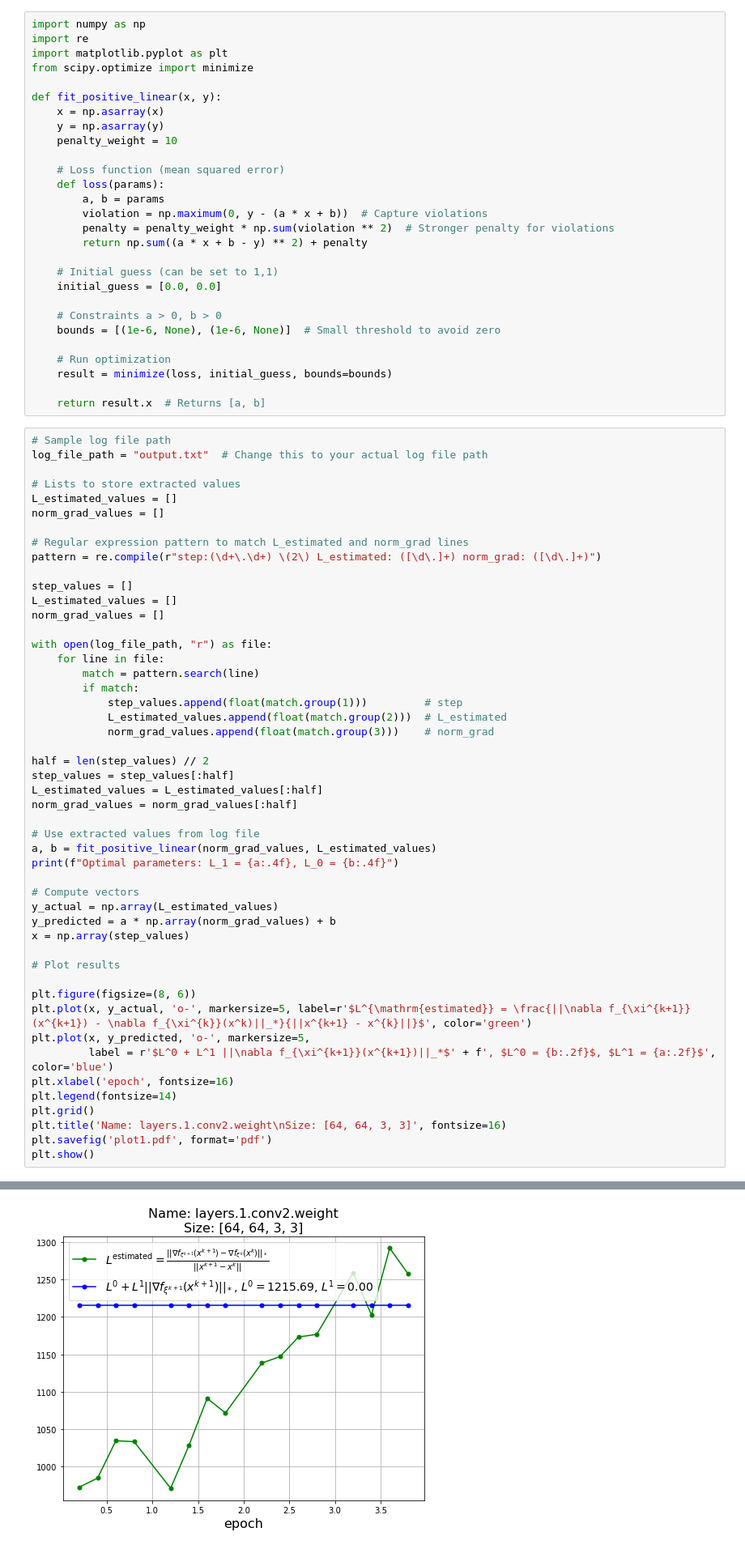
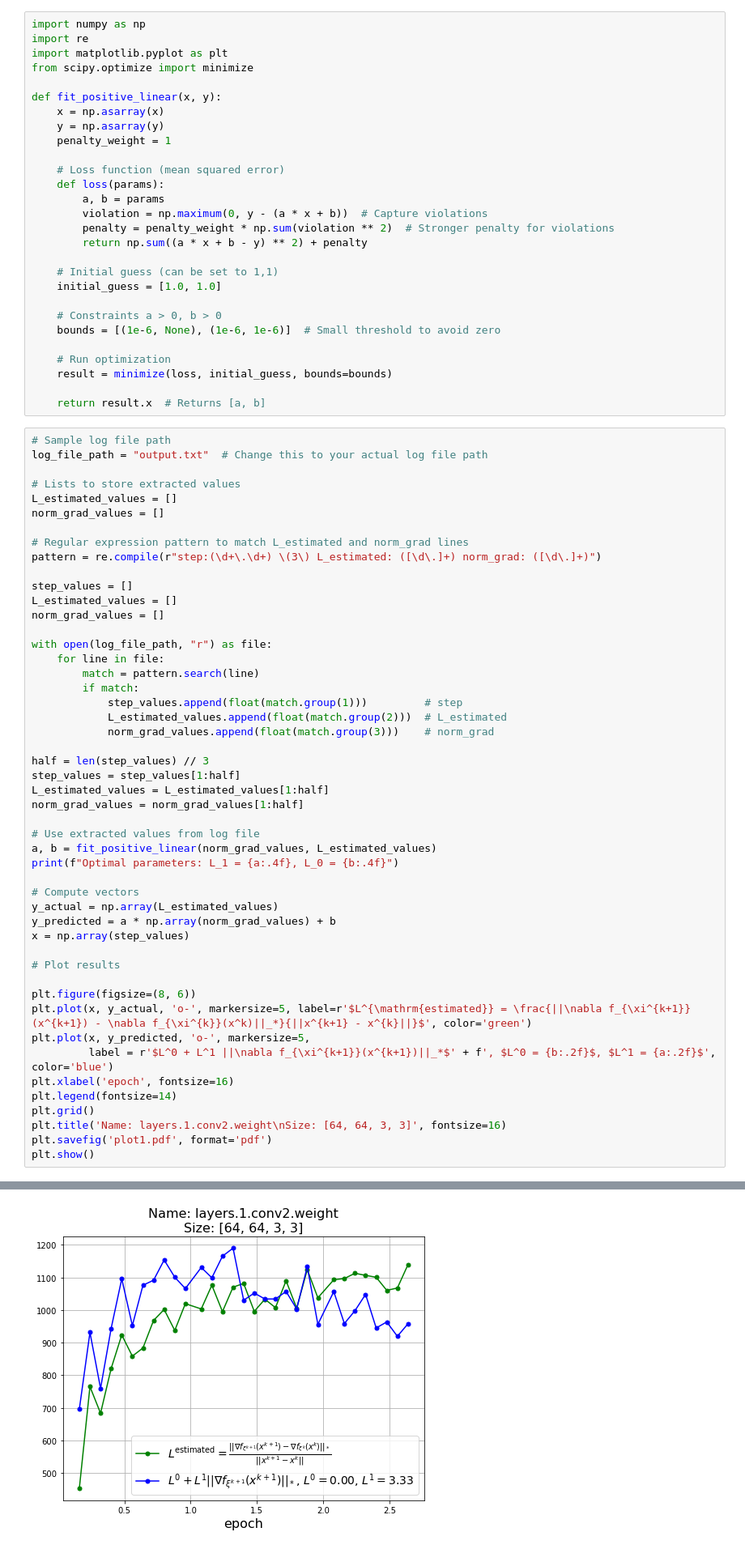
Before and after one commit to artem-riabinin/Experiments-estimating-smoothness-for-NanoGPT-and-CNN-on-CIFAR10, a Jupyter notebook: plots/L0L1-cnn/L0L1-cnn.ipynb, the cells around one changed output, grey strips where cells are left out. Shown: that part at 81% size. Cells and saved outputs as stored; diff of their text form.

```diff
--- a/plots/L0L1-cnn/L0L1-cnn.ipynb
+++ b/plots/L0L1-cnn/L0L1-cnn.ipynb
@@ -7,7 +7,7 @@ from scipy.optimize import minimize
 def fit_positive_linear(x, y):
     x = np.asarray(x)
     y = np.asarray(y)
-    penalty_weight = 10
+    penalty_weight = 1
 
     # Loss function (mean squared error)
     def loss(params):
@@ -17,10 +17,10 @@ def fit_positive_linear(x, y):
         return np.sum((a * x + b - y) ** 2) + penalty
 
     # Initial guess (can be set to 1,1)
-    initial_guess = [0.0, 0.0]
+    initial_guess = [1.0, 1.0]
 
     # Constraints a > 0, b > 0
-    bounds = [(1e-6, None), (1e-6, None)]  # Small threshold to avoid zero
+    bounds = [(1e-6, None), (1e-6, 1e-6)]  # Small threshold to avoid zero
 
     # Run optimization
     result = minimize(loss, initial_guess, bounds=bounds)
@@ -35,7 +35,7 @@ L_estimated_values = []
 norm_grad_values = []
 
 # Regular expression pattern to match L_estimated and norm_grad lines
-pattern = re.compile(r"step:(\d+\.\d+) \(2\) L_estimated: ([\d\.]+) norm_grad: ([\d\.]+)")
+pattern = re.compile(r"step:(\d+\.\d+) \(3\) L_estimated: ([\d\.]+) norm_grad: ([\d\.]+)")
 
 step_values = []
 L_estimated_values = []
@@ -49,10 +49,10 @@ with open(log_file_path, "r") as file:
             L_estimated_values.append(float(match.group(2)))  # L_estimated
             norm_grad_values.append(float(match.group(3)))    # norm_grad
 
-half = len(step_values) // 2
-step_values = step_values[:half]
-L_estimated_values = L_estimated_values[:half]
-norm_grad_values = norm_grad_values[:half]
+half = len(step_values) // 3
+step_values = step_values[1:half]
+L_estimated_values = L_estimated_values[1:half]
+norm_grad_values = norm_grad_values[1:half]
 
 # Use extracted values from log file
 a, b = fit_positive_linear(norm_grad_values, L_estimated_values)
@@ -80 +80 @@ Optimal parameters: L_1 = 0.0000, L_0 = 1215.6900
-[figure, old version]
+[figure, new version]
```
Also changed, not shown: parts of 3 cells of this notebook, 2 other files.
